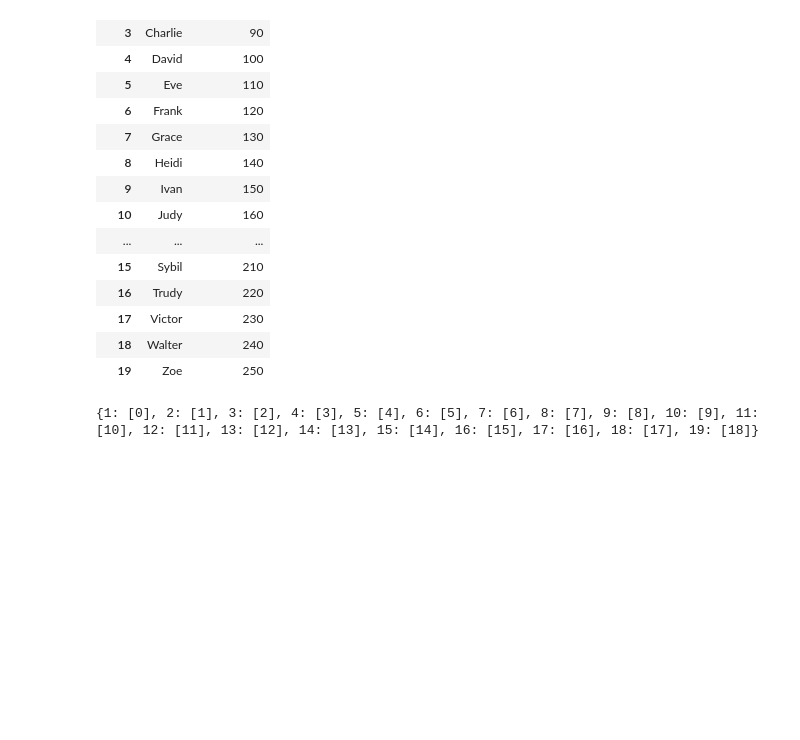
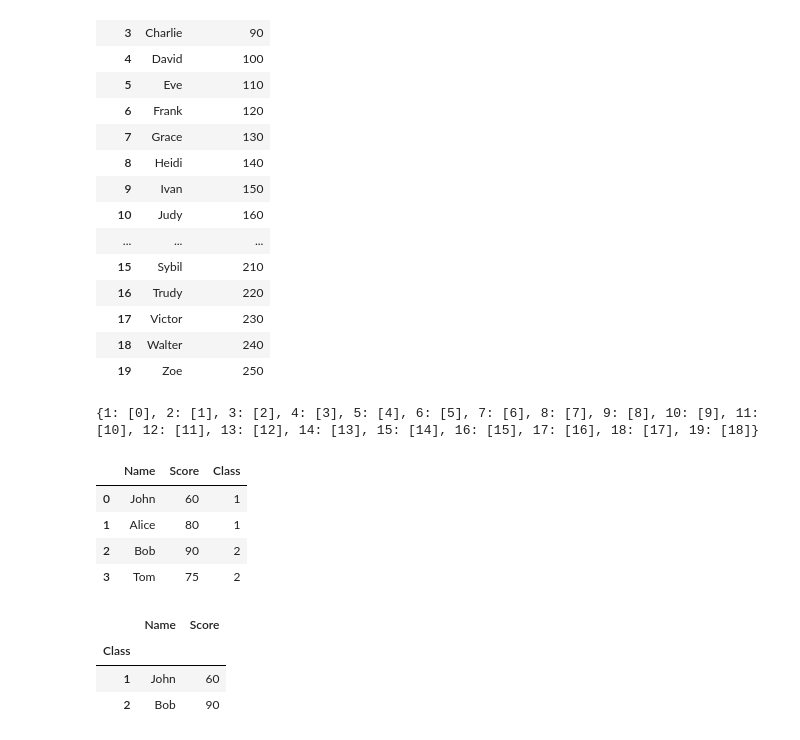
Before and after one commit to Arefe-Masnouie/python, a Jupyter notebook: pandas/pandas.ipynb, the cells around one changed output. Drawn from its saved outputs; the diff is of its cells as text; code cells hidden in the pictures; blank space fills up the shorter version.

Commit message:
grouping

```diff
--- a/pandas/pandas.ipynb
+++ b/pandas/pandas.ipynb
@@ -206,3 +207,23 @@ class_groups.first() #first row of each group
 class_groups.groups #grouping by score
 # %% [output]
 {1: [0], 2: [1], 3: [2], 4: [3], 5: [4], 6: [5], 7: [6], 8: [7], 9: [8], 10: [9], 11: [10], 12: [11], 13: [12], 14: [13], 15: [14], 16: [15], 17: [16], 18: [17], 19: [18]}
+# %%
+dataset = {'Name':['John', 'Alice', 'Bob', 'Tom'], 'Score':[60, 80, 90, 75]}
+dataframe = pd.DataFrame(dataset)
+class_no = [1, 1, 2, 2]
+dataframe['Class'] = class_no
+dataframe
+# %% [output]
+|  | Name | Score | Class |
+| 0 | John | 60 | 1 |
+| 1 | Alice | 80 | 1 |
+| 2 | Bob | 90 | 2 |
+| 3 | Tom | 75 | 2 |
+# %%
+class_groups = dataframe.groupby('Class') # make groups from class number
+class_groups.first()
+# %% [output]
+|  | Name | Score |
+| Class |  |  |
+| 1 | John | 60 |
+| 2 | Bob | 90 |
```
Also changed, not shown: parts of 4 cells of this notebook.
